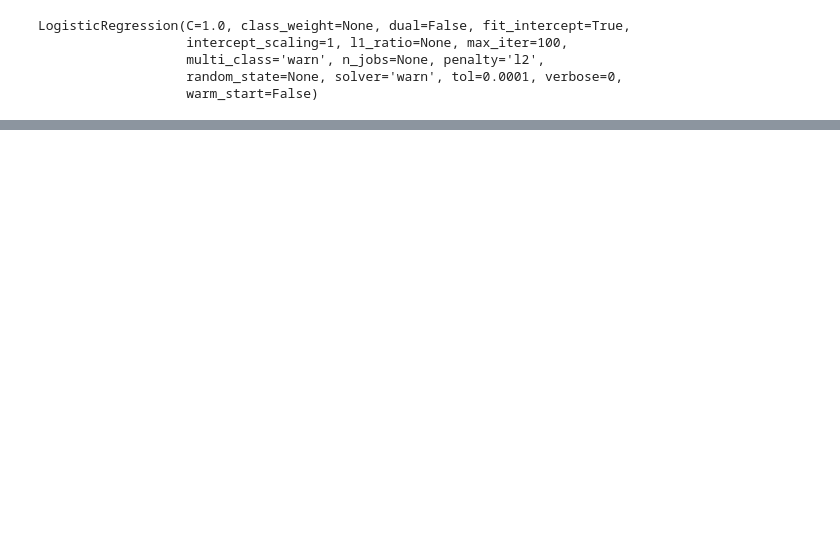
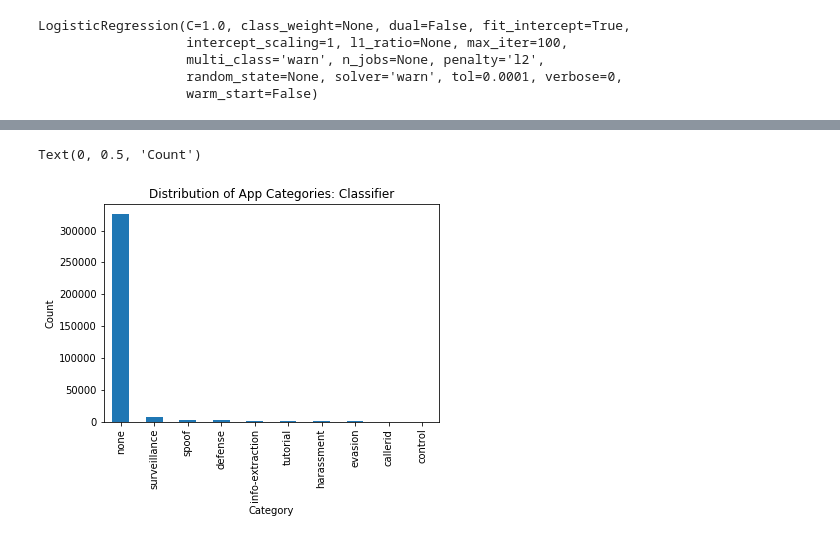
Before and after one commit to dni138/ML_IPV, a Jupyter notebook: Model_Experimentation_Apps.ipynb, the cells around one changed output, grey strips where cells are left out. Cells and saved outputs as stored; diff of their text form; code cells hidden in the pictures; blank space fills up the shorter version.

```diff
--- a/Model_Experimentation_Apps.ipynb
+++ b/Model_Experimentation_Apps.ipynb
@@ -285,0 +667,2 @@ f1_score(test_labels, predictions, average = 'macro')
+# %%
+best_sgd.fit(data.drop(['appId', 'text', 'category'], axis = 1).values, data.category.values)
@@ -285,0 +676,6 @@ f1_score(test_labels, predictions, average = 'macro')
+# %%
+new_app_predictions = best_sgd.predict(new_app_data.drop(['appId', 'text'], axis = 1).values)
+# %%
+send_to_paula = pd.concat([new_app_data[['appId', 'text']], pd.DataFrame(new_app_predictions, columns = ['prediction'])], axis = 1)
+# %%
+send_to_paula = send_to_paula.sample(n=100, random_state = 28)
@@ -285,0 +702,8 @@ f1_score(test_labels, predictions, average = 'macro')
+# %%
+send_to_paula.prediction.value_counts().plot(kind = 'bar')
+plt.title('Distribution of App Categories: Classifier')
+plt.xlabel('Category')
+plt.ylabel('Count')
+# %% [output]
+Text(0, 0.5, 'Count')
+[figure, added]
```
Also changed, not shown: parts of 94 cells of this notebook.
